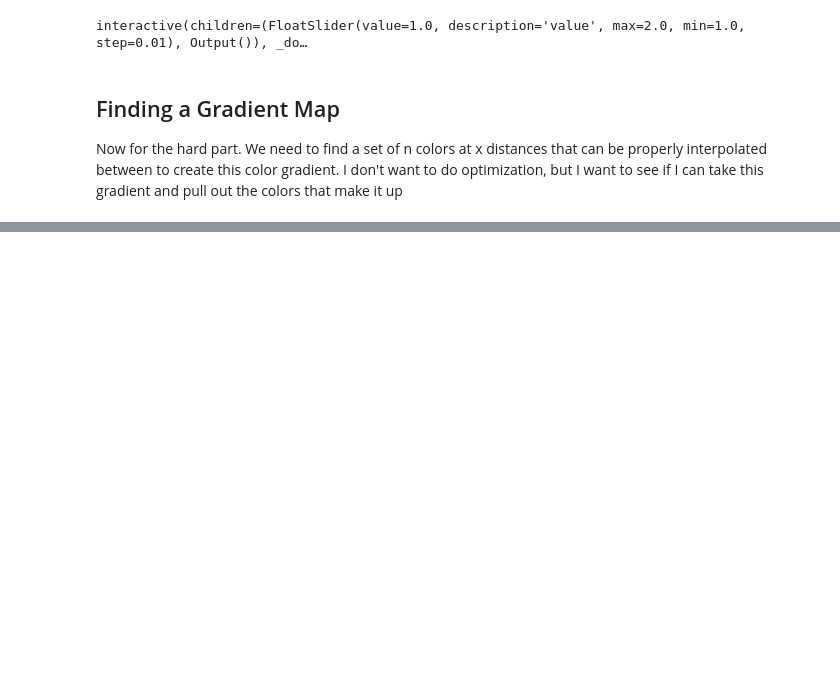
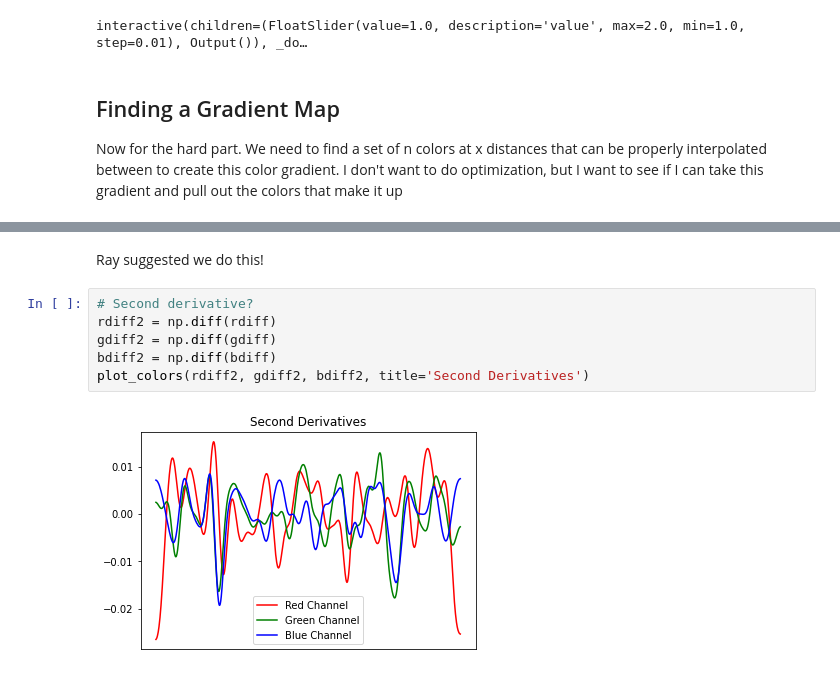
Before and after one commit to andydevs/andys-notebook-legacy, a Jupyter notebook: notebook/gradient-from-movie-poster.ipynb, the cells around one changed output, grey strips where cells are left out. Cells and saved outputs as stored; diff of their text form; blank space fills up the shorter version.

```diff
--- a/notebook/gradient-from-movie-poster.ipynb
+++ b/notebook/gradient-from-movie-poster.ipynb
@@ -139,0 +142,10 @@ plot_colors(gdiff, rdiff, bdiff, title='Color Changes')
+# %% [markdown]
+Ray suggested we do this!
+# %%
+# Second derivative?
+rdiff2 = np.diff(rdiff)
+gdiff2 = np.diff(gdiff)
+bdiff2 = np.diff(bdiff)
+plot_colors(rdiff2, gdiff2, bdiff2, title='Second Derivatives')
+# %% [output]
+[figure, added]
```
Also changed, not shown: parts of 9 cells of this notebook, 3 other files.
